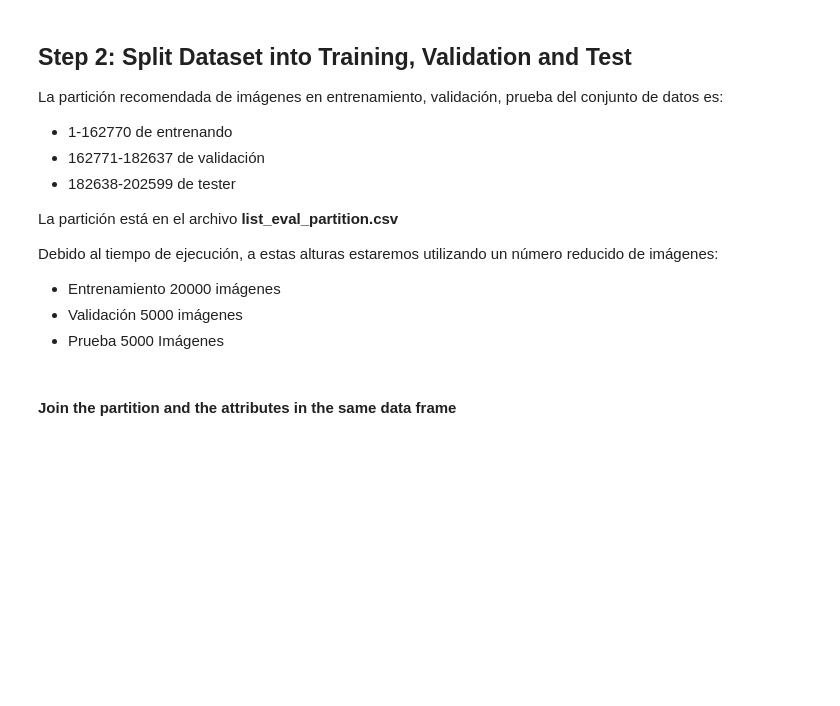
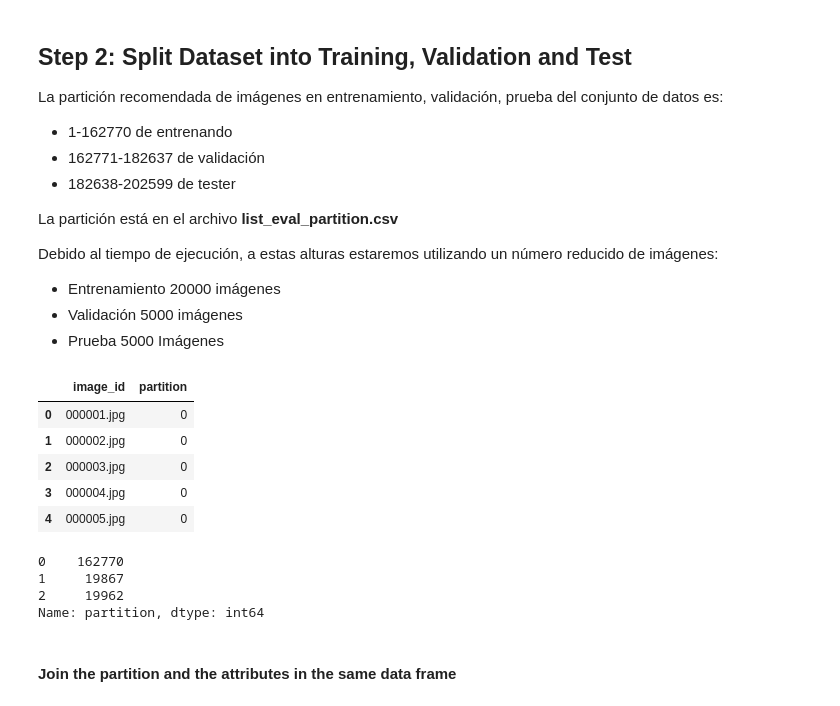
Before and after one commit to hbm99/bias-project-ML, a Jupyter notebook: daniela/detection_sex.ipynb, the cells around one changed output. Drawn from its saved outputs; the diff is of its cells as text; code cells hidden in the pictures; blank space fills up the shorter version.

```diff
--- a/daniela/detection_sex.ipynb
+++ b/daniela/detection_sex.ipynb
@@ -140,14 +174,26 @@ Debido al tiempo de ejecución, a estas alturas estaremos utilizando un número
 * Prueba 5000 Imágenes
 # %%
 # Recomended partition
-df_partition = pd.read_csv(main_folder + 'list_eval_partition.csv')
+df_partition = pd.read_csv('DataSources\CelebFacesAttributesDataset\list_eval_partition.csv')
 df_partition.head()
+# %% [output]
+|  | image_id | partition |
+| 0 | 000001.jpg | 0 |
+| 1 | 000002.jpg | 0 |
+| 2 | 000003.jpg | 0 |
+| 3 | 000004.jpg | 0 |
+| 4 | 000005.jpg | 0 |
 # %%
 # display counter by partition
 # 0 -> TRAINING
 # 1 -> VALIDATION
 # 2 -> TEST
 df_partition['partition'].value_counts().sort_index()
+# %% [output]
+0    162770
+1     19867
+2     19962
+Name: partition, dtype: int64
 # %% [markdown]
 #### Join the partition and the attributes in the same data frame
 # %%
```
Also changed, not shown: parts of 20 cells of this notebook.
